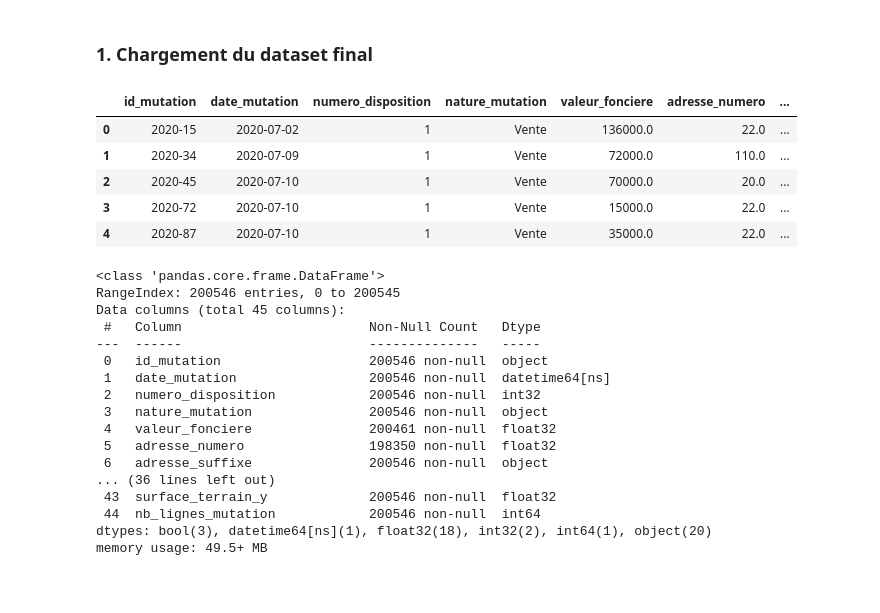
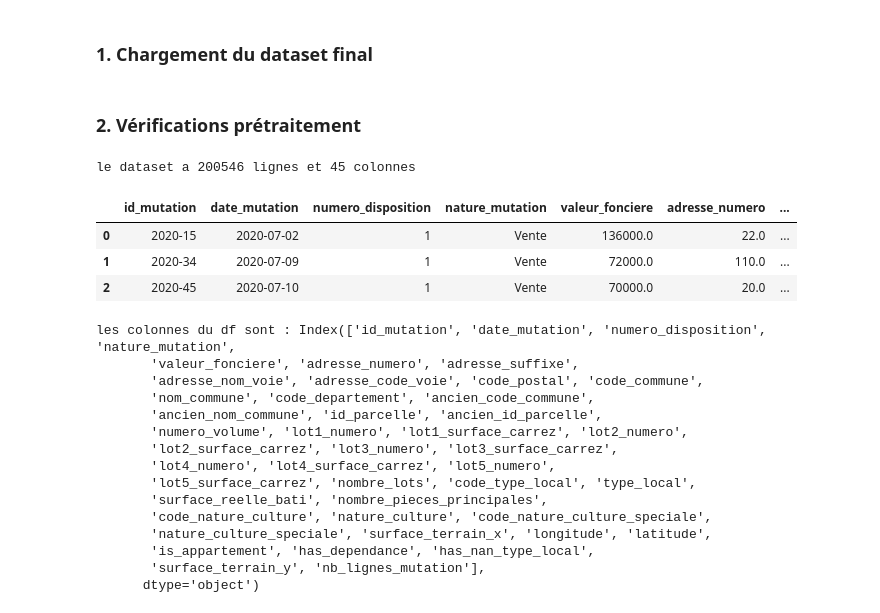
Before and after one commit to standemdem/compagnon-immobilier, a Jupyter notebook: notebooks/06_EDA_finale_appartements.ipynb, the cells around one changed output. Cells and saved outputs as stored; diff of their text form; code cells hidden in the pictures; blank space fills up the shorter version.

```diff
--- a/notebooks/06_EDA_finale_appartements.ipynb
+++ b/notebooks/06_EDA_finale_appartements.ipynb
@@ -26,27 +25,27 @@ df.shape
+# %% [markdown]
+### 2. Vérifications prétraitement
 # %%
-display(df.head())
-df.info()
+print(f"le dataset a {df.shape[0]} lignes et {df.shape[1]} colonnes")
+display(df.head(3))
+print(f"les colonnes du df sont : {df.columns}")
 # %% [output]
+le dataset a 200546 lignes et 45 colonnes
 |  | id_mutation | date_mutation | numero_disposition | nature_mutation | valeur_fonciere | adresse_numero | ... |
 | 0 | 2020-15 | 2020-07-02 | 1 | Vente | 136000.0 | 22.0 | ... |
 | 1 | 2020-34 | 2020-07-09 | 1 | Vente | 72000.0 | 110.0 | ... |
 | 2 | 2020-45 | 2020-07-10 | 1 | Vente | 70000.0 | 20.0 | ... |
-| 3 | 2020-72 | 2020-07-10 | 1 | Vente | 15000.0 | 22.0 | ... |
-| 4 | 2020-87 | 2020-07-10 | 1 | Vente | 35000.0 | 22.0 | ... |
-<class 'pandas.core.frame.DataFrame'>
-RangeIndex: 200546 entries, 0 to 200545
-Data columns (total 45 columns):
- #   Column                        Non-Null Count   Dtype
----  ------                        --------------   -----
- 0   id_mutation                   200546 non-null  object
- 1   date_mutation                 200546 non-null  datetime64[ns]
- 2   numero_disposition            200546 non-null  int32
- 3   nature_mutation               200546 non-null  object
- 4   valeur_fonciere               200461 non-null  float32
- 5   adresse_numero                198350 non-null  float32
- 6   adresse_suffixe               200546 non-null  object
-... (36 lines left out)
- 43  surface_terrain_y             200546 non-null  float32
- 44  nb_lignes_mutation            200546 non-null  int64
-dtypes: bool(3), datetime64[ns](1), float32(18), int32(2), int64(1), object(20)
-memory usage: 49.5+ MB
+les colonnes du df sont : Index(['id_mutation', 'date_mutation', 'numero_disposition', 'nature_mutation',
+       'valeur_fonciere', 'adresse_numero', 'adresse_suffixe',
+       'adresse_nom_voie', 'adresse_code_voie', 'code_postal', 'code_commune',
+       'nom_commune', 'code_departement', 'ancien_code_commune',
+       'ancien_nom_commune', 'id_parcelle', 'ancien_id_parcelle',
+       'numero_volume', 'lot1_numero', 'lot1_surface_carrez', 'lot2_numero',
+       'lot2_surface_carrez', 'lot3_numero', 'lot3_surface_carrez',
+       'lot4_numero', 'lot4_surface_carrez', 'lot5_numero',
+       'lot5_surface_carrez', 'nombre_lots', 'code_type_local', 'type_local',
+       'surface_reelle_bati', 'nombre_pieces_principales',
+       'code_nature_culture', 'nature_culture', 'code_nature_culture_speciale',
+       'nature_culture_speciale', 'surface_terrain_x', 'longitude', 'latitude',
+       'is_appartement', 'has_dependance', 'has_nan_type_local',
+       'surface_terrain_y', 'nb_lignes_mutation'],
+      dtype='object')
```
Also changed, not shown: parts of 21 cells of this notebook.
